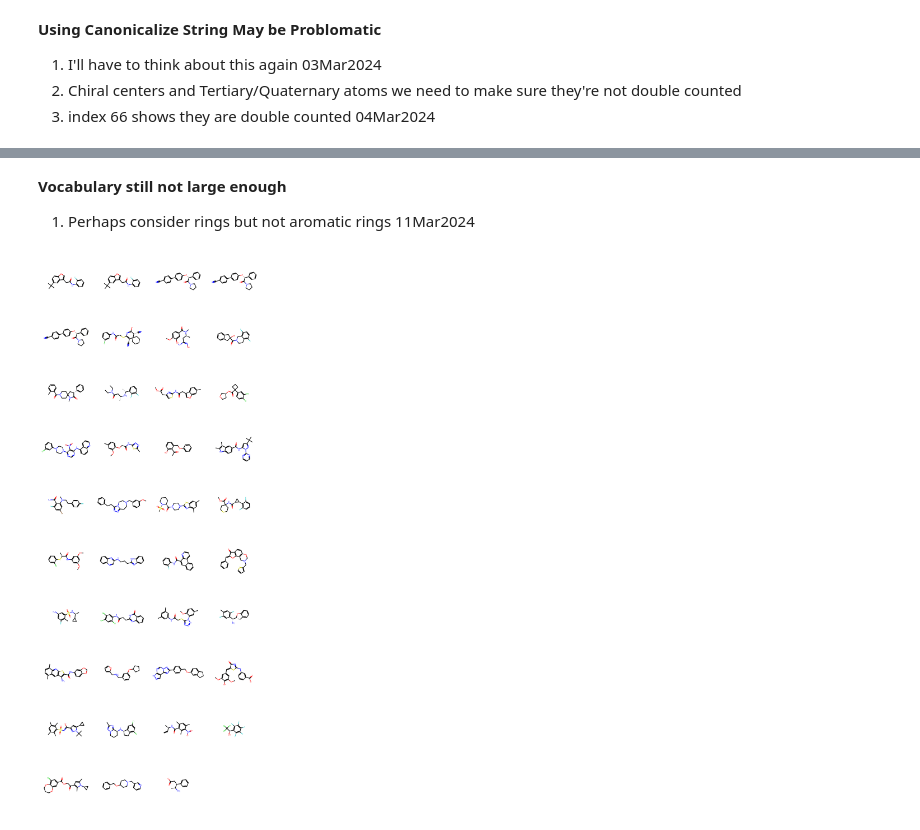
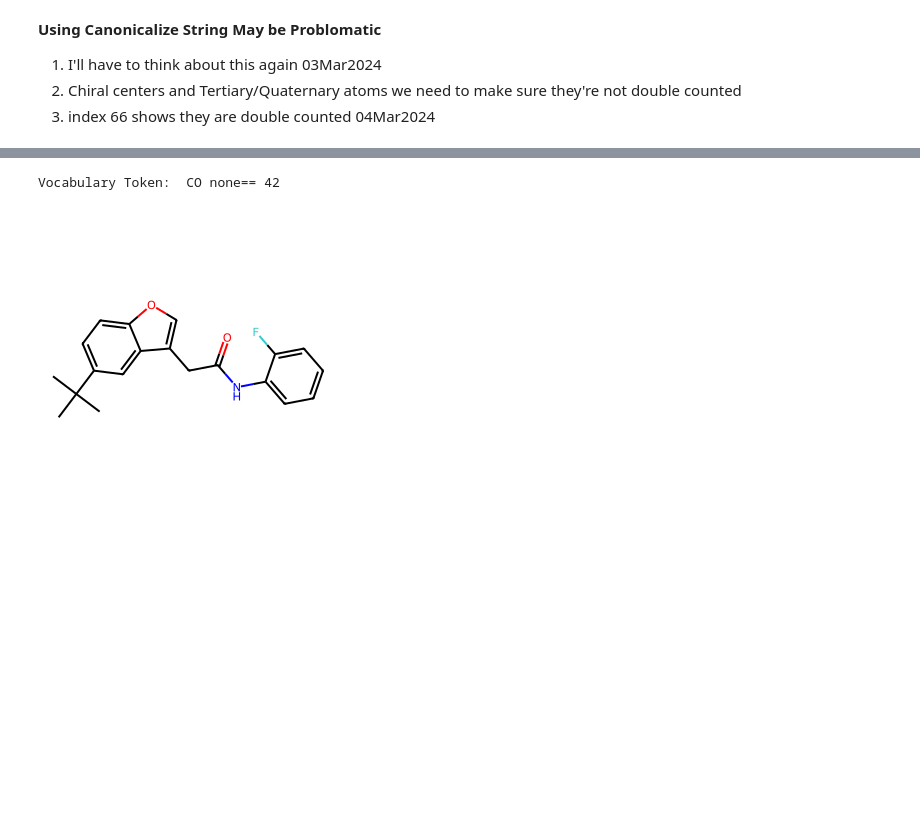
Before and after one commit to alexjimenez99/Junction-Tree-Chem, a Jupyter notebook: Junction Tree Variational Autoencoder.ipynb, the cells around one changed output, grey strips where cells are left out. Saved outputs shown, nothing was run; the diff lists cells and outputs as text; code cells hidden in the pictures; blank space fills up the shorter version.

```diff
--- a/Junction Tree Variational Autoencoder.ipynb
+++ b/Junction Tree Variational Autoencoder.ipynb
@@ -729,6 +761,24 @@ valency_dict[0]
 2. Next step 13Mar2024. Add TotalNumHs in the tuple with valency in canonical_smiles
 # %%
 def canonicalize_string(ring_string, properties, include_valency = True):
+    '''
+    This function takes rings and assures that equivalent ring structures
+    are truly equivalent regardless of the order they were read based on
+    RDKIT numbering indexes (CCCCNC should equal CCNCCC if they're chemically equivalent)
+    ---------------------------------------------------------------------------------------
+    ---------------------------------------------------------------------------------------
+    ---------------------------------------------------------------------------------------
+
+    Parameters:
+        ring_string: the string containing the ring structure
+        properties: the chemical properties of the associated ring
+        include_valency: boolean flag to include valency
+
+    Returns:
+        canonical_form: the canonicalized ring
+
+
+    '''
 
     # Initialize_string
     original_string = ''
@@ -746,22 +796,16 @@ def canonicalize_string(ring_string, properties, include_valency = True):
         ring_string     = chirality[0]
 #         ring_string     = chirality[0]
 
-    # Check if ring_string and properties are of the same length
-#     if len(ring_string) != len(properties):
-#         print(ring_string, properties, original_string)
-#         raise ValueError("The length of ring_string and properties must match.")
 
     # Generate all rotations of the ring string and the properties
     rotations = [(ring_string[n:] + ring_string[:n], properties[n:] + properties[:n]) for n in range(len(ring_string))]
 
-#     rotations = [ring_string[n:] + ring_string[:n] for n in range(len(ring_string))]
     # Add reversed versions of each rotation
     rotations += [(r[::-1], p[::-1]) for r, p in rotations]
 #     rotations += [r[::-1] for r in rotations]
 
     # Find the lexicographically smallest string and its corresponding properties
     canonical_form, canonical_properties = min(rotations, key=lambda x: x[0])
-#     canonical_form          = min(rotations)
 
     if include_valency:
         canonical_properties     = ''.join([str(i) for i in canonical_properties])
@@ -927,9 +942,6 @@ unique_vocab
  'CNOSN': 367,
  'CCCCCOCOO': 368,
  'CCNCOCCS': 369}
-# %% [markdown]
-**Vocabulary still not large enough**
-1. Perhaps consider rings but not aromatic rings 11Mar2024
 # %%
 flipped_vocab = {value: key for key, value in unique_vocab.items()}
 # %%
@@ -956,41 +968,38 @@ def validate_preprocess(unique_vocab, vocab_index = 259, choose_index = None, op
           try:
             index_found = token_dictionary[index].index(vocab_index)
             found_indexes.append(index)
           except ValueError:
             pass
       else:
         found_indexes = [choose_index]
 
       # Convert the SMILES string to an RDKit molecule object
       molecules = [Chem.MolFromSmiles(zinc_data['smiles'][index]) for index in found_indexes]
 
       # [print(list(atom)) for atom in Chem.GetSymmSSSR(molecule)]
       # Draw the molecules
       print('Vocabulary Token: ', flipped_vocab[vocab_index])
       return Draw.MolToImage(molecules[0])
 
   elif option == 'smiles_list':
 
       return unique_vocab
 
-
-
-
-
-img    = None
-OPTION = 'dictionary'
+img       = None
+OPTION    = 'choose_index'
 if OPTION == 'choose_index':
-    validate_preprocess(unique_vocab, vocab_index = 2, choose_index = 0)
+    img  = validate_preprocess(unique_vocab, vocab_index = 2, choose_index = 0)
 
 elif OPTION == 'dictionary':
     images = []
     for smile in valency_dict['CCCCCC=']:
         images.append(validate_preprocess(smile, option = 'smiles_list'))
 
     img = Draw.MolsToGridImage(images, molsPerRow=4, subImgSize=(200, 200))  # Adjust 'molsPerRow' and 'subImgSize' as needed
 img
 # %% [output]
+Vocabulary Token:  CO none== 42
-[figure, old version]
+[figure, new version]
 # %%
 def plot_junction_tree(junction_tree, random_var = False, n_trees = 10, start_index = 0):
   # Draw the graph
```
Also changed, not shown: parts of 20 cells of this notebook.
